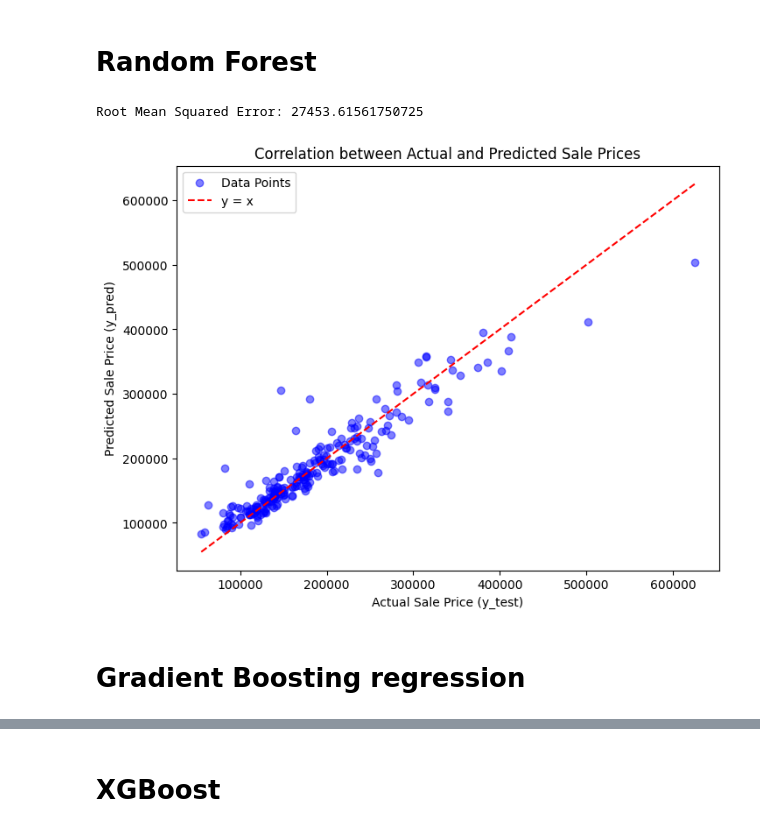
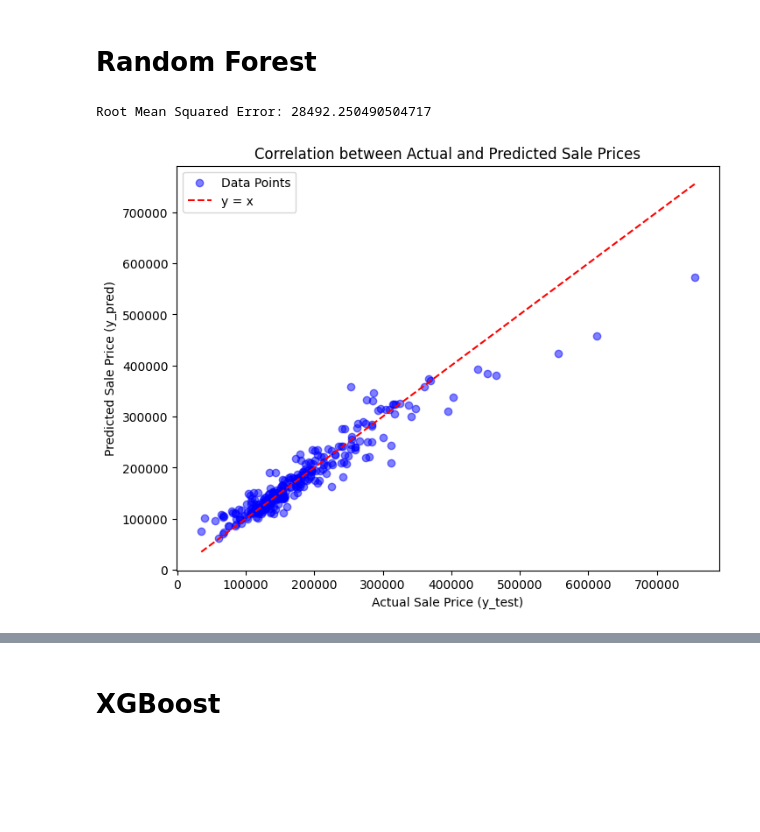
Before and after one commit to hakonsonstebo/HPP, a Jupyter notebook: Iteration1_2.ipynb, the cells around one changed output, grey strips where cells are left out. Cells and saved outputs as stored; diff of their text form; code cells hidden in the pictures; blank space fills up the shorter version.

```diff
--- a/Iteration1_2.ipynb
+++ b/Iteration1_2.ipynb
@@ -18,7 +18,7 @@ train_df = pd.read_csv("train.csv")
 np.random.seed(0)
 
 #Delete ID column
-train_df.drop(['Id'], axis=1, inplace=True)
+# train_df.drop(['Id'], axis=1, inplace=True)
 # %% [markdown]
 ## Filling missing values in the train data
 # %%
@@ -165,58 +239,46 @@ from sklearn.model_selection import train_test_split
 X_train = HPP_data_Train.drop(['SalePrice'], axis=1)
 y_train = HPP_data_Train['SalePrice']
 
-# Initialize the RandomForestRegressor model
-random_forest_regressor = RandomForestRegressor(n_estimators=100, random_state=42)  # You can adjust the number of estimators as needed
-# Fit the random_forest_regressor to your training data
-random_forest_regressor.fit(X_train, y_train)
-# Make predictions on the test data
-y_pred = random_forest_regressor.predict(HPP_data_Test)
+# TODO Drop some columns
+X_train = X_train.drop(["PoolArea"], axis=1)
+
+# TODO Implement Hyperparametertuning
+
+# TODO Normalization
 
 
 
+# Initialize the RandomForestRegressor model
+random_forest_regressor = RandomForestRegressor(n_estimators=100, random_state=42)
 
 # Split your data into training and testing sets
 X_train, X_test, y_train, y_test = train_test_split(X_train, y_train, test_size=0.2, random_state=42)
 
 # Fit the model to the training data
-random_forest_regressor.fit(X_train, y_train)
-
-# Make predictions on the test data
-y_pred = random_forest_regressor.predict(X_test)
-
-# Split your data into training and testing sets
-X_train, X_test, y_train, y_test = train_test_split(X_train, y_train, test_size=0.2, random_state=42)
-
-# Fit the random_forest_regressor to the training data
 random_forest_regressor.fit(X_train, y_train)
 
 # Make predictions on the test data
 y_pred = random_forest_regressor.predict(X_test)
 
 # Calculate the Mean Squared Error (MSE) to evaluate the model's performance
 mse = mean_squared_error(y_test, y_pred)
 
 # Calculate the Root Mean Squared Error (RMSE) by taking the square root of MSE
 import math
 rmse = math.sqrt(mse)
 
 # Print the RMSE
 print("Root Mean Squared Error:", rmse)
 
-
-
-
 # Create a scatter plot to visualize the correlation
 plt.figure(figsize=(8, 6))
 plt.scatter(y_test, y_pred, c='blue', alpha=0.5, label='Data Points')
 plt.plot([min(y_test), max(y_test)], [min(y_test), max(y_test)], color='red', linestyle='--', label='y = x')
 plt.xlabel("Actual Sale Price (y_test)")
 plt.ylabel("Predicted Sale Price (y_pred)")
 plt.title("Correlation between Actual and Predicted Sale Prices")
 plt.legend()
 plt.show()
 # %% [output]
-Root Mean Squared Error: 27453.61561750725
+Root Mean Squared Error: 28492.250490504717
-[figure, old version]
+[figure, new version]
-# %% [markdown]
-# Gradient Boosting regression
```
Also changed, not shown: parts of 4 cells of this notebook, 3 other files.
